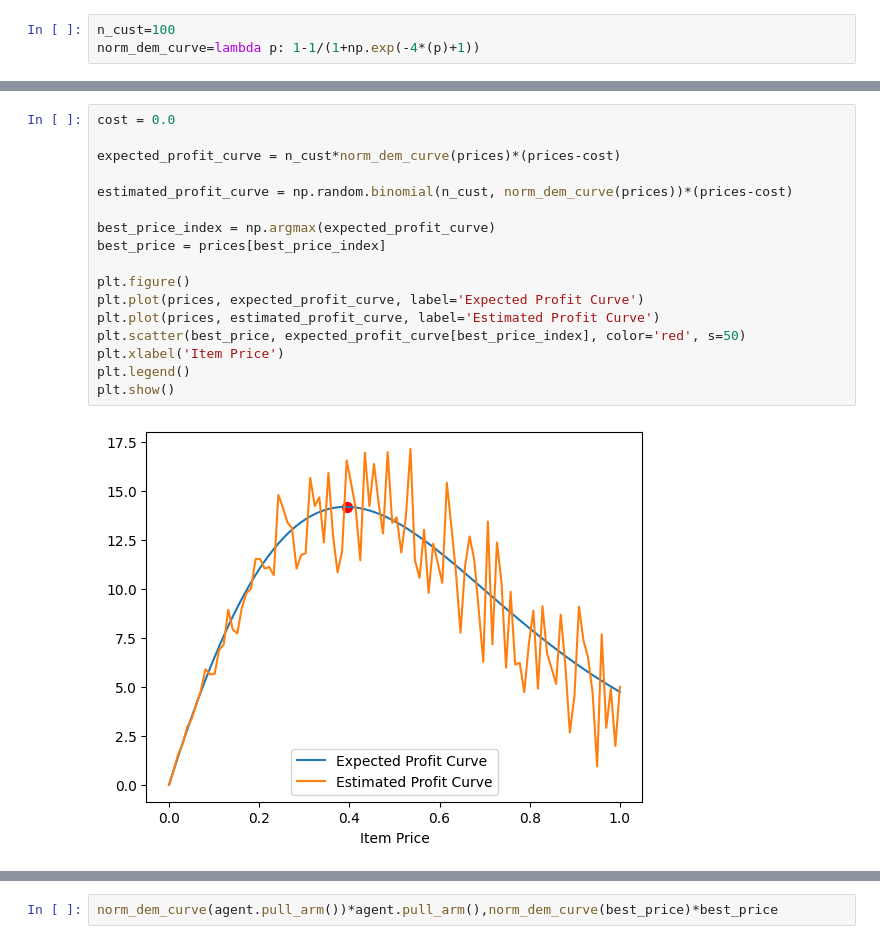
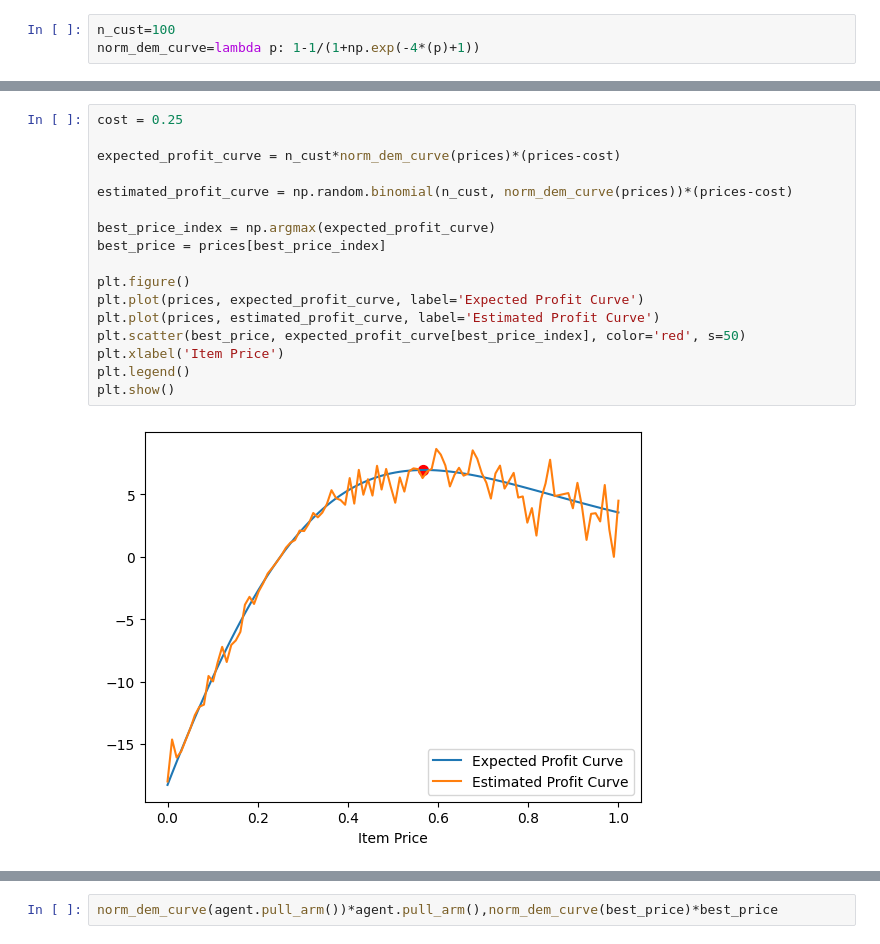
Before and after one commit to manuu1311/OLA-project, a Jupyter notebook: Deliverables/Requirement1/prova.ipynb, the cells around one changed output, grey strips where cells are left out. Drawn from its saved outputs; the diff is of its cells as text.

```diff
--- a/Deliverables/Requirement1/prova.ipynb
+++ b/Deliverables/Requirement1/prova.ipynb
@@ -22,22 +22,22 @@ plt.show()
 # %%
-cost = 0.0
+cost = 0.25
 
 expected_profit_curve = n_cust*norm_dem_curve(prices)*(prices-cost)
 
 estimated_profit_curve = np.random.binomial(n_cust, norm_dem_curve(prices))*(prices-cost)
 
 best_price_index = np.argmax(expected_profit_curve)
 best_price = prices[best_price_index]
 
 plt.figure()
 plt.plot(prices, expected_profit_curve, label='Expected Profit Curve')
 plt.plot(prices, estimated_profit_curve, label='Estimated Profit Curve')
 plt.scatter(best_price, expected_profit_curve[best_price_index], color='red', s=50)
 plt.xlabel('Item Price')
 plt.legend()
 plt.show()
 # %% [output]
-[figure, old version]
+[figure, new version]
 # %%
 T=500
 num_cust=100
```
Also changed, not shown: parts of 3 cells of this notebook, 2 other files.
